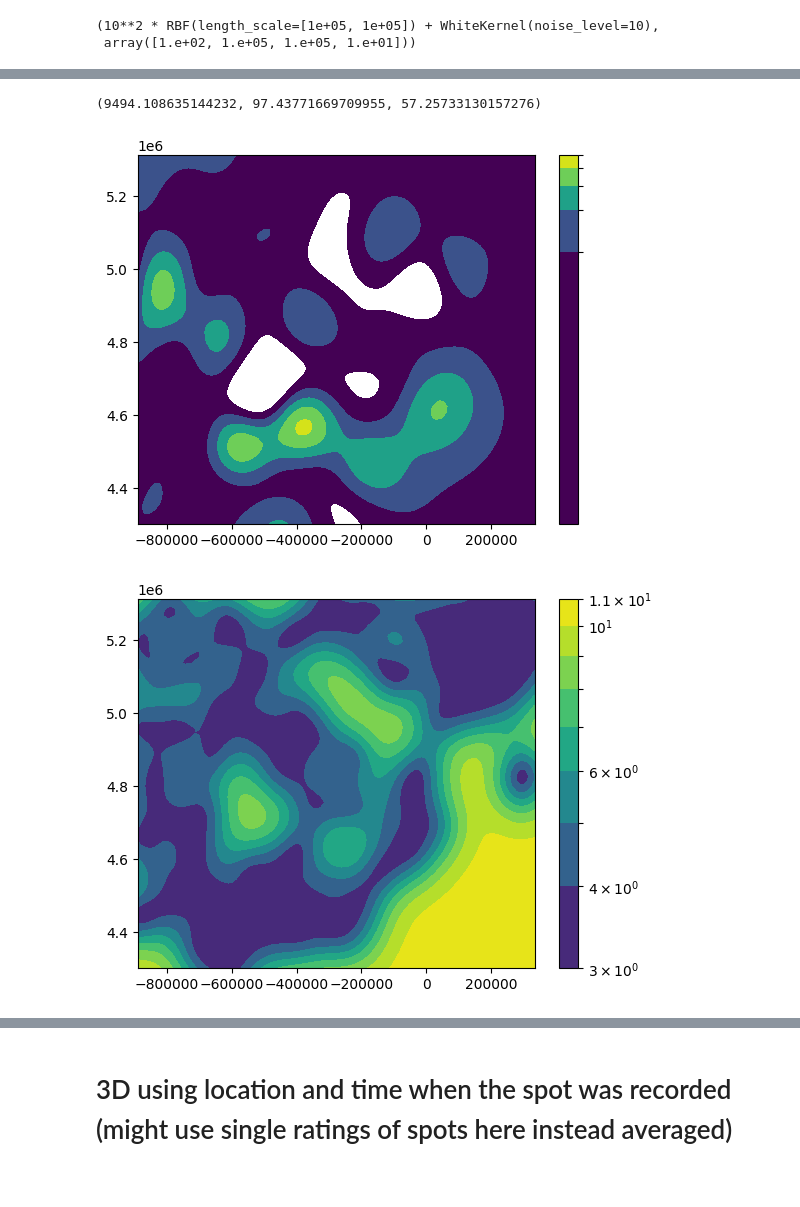
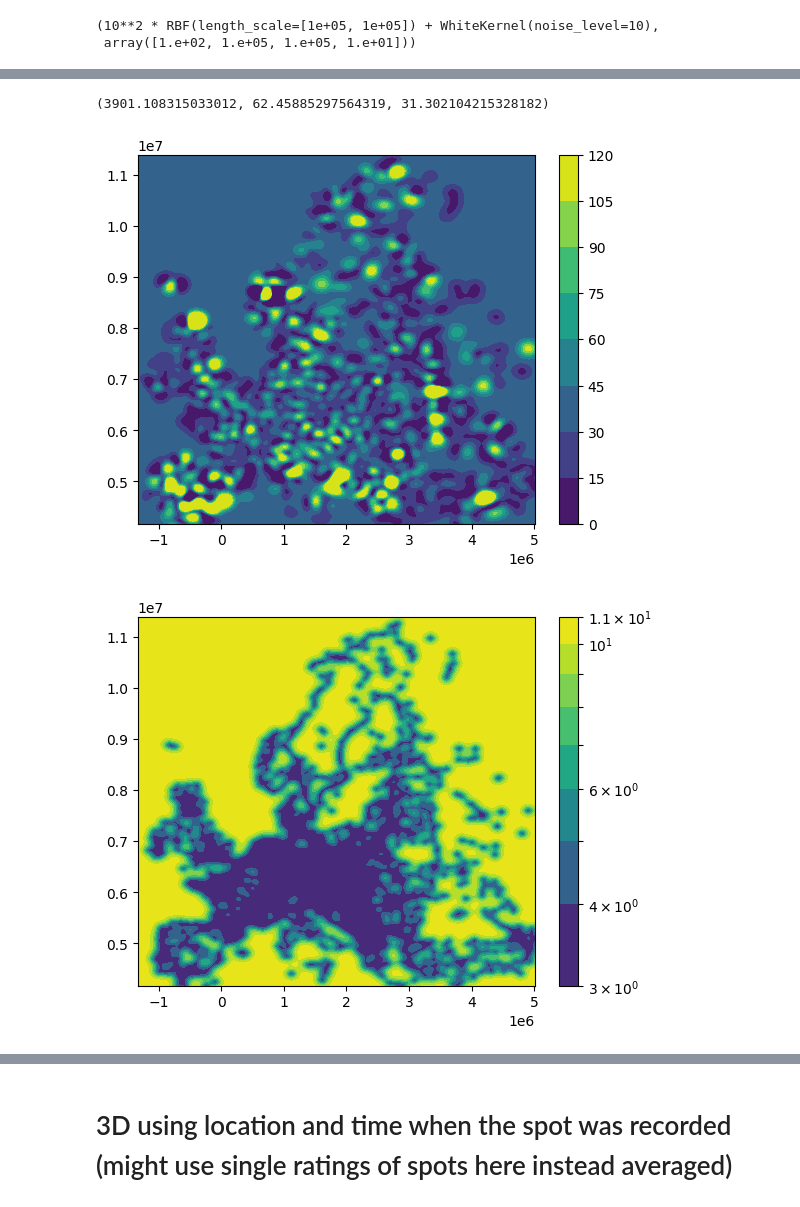
Before and after one commit to Hitchwiki/hitchmap-data, a Jupyter notebook: visualization/predictors/gaussian_process.ipynb, the cells around one changed output, grey strips where cells are left out. Cells and saved outputs as stored; diff of their text form; code cells hidden in the pictures.

Commit message:
slurm script for europe gp (ok results) AND 1d gp noise level per datapoint AND gitignore

```diff
--- a/visualization/predictors/gaussian_process.ipynb
+++ b/visualization/predictors/gaussian_process.ipynb
@@ -257,5 +287,5 @@ KeyboardInterrupt:
 # %%
-gp = pickle.load(open('models/gp_model.pkl', 'rb'))
+gp = pickle.load(open('models/europe.pkl', 'rb'))
 # %%
 gp.kernel_, np.exp(gp.kernel_.theta)
 # %% [output]
@@ -286,7 +316,7 @@ val['pred'] = val['pred'] + average
 root_mean_squared_error(val['wait'], val['pred']),
 mean_absolute_error(val['wait'], val['pred']))
 # %% [output]
-(9494.108635144232, 97.43771669709955, 57.25733130157276)
+(3901.108315033012, 62.45885297564319, 31.302104215328182)
 # %%
 # draw map
 
@@ -305,18 +335,20 @@ map = map.T
 certainty_map = certainty_map.T
 # %%
 np.savetxt(f'intermediate/map_gp_{region}.txt', map)
+# %%
+map = np.clip(map, 0, 120)
 # %%
-plt.contourf(X, Y, map, norm='log')
+plt.contourf(X, Y, map)
 plt.colorbar()
 plt.show()
 # %% [output]
-[figure, old version]
+[figure, new version]
 # %%
 plt.contourf(X, Y, certainty_map, norm='log')
 plt.colorbar()
 plt.show()
 # %% [output]
-[figure, old version]
+[figure, new version]
 # %%
 # preview
 
```
Also changed, not shown: parts of 12 cells of this notebook, 5 other files.
